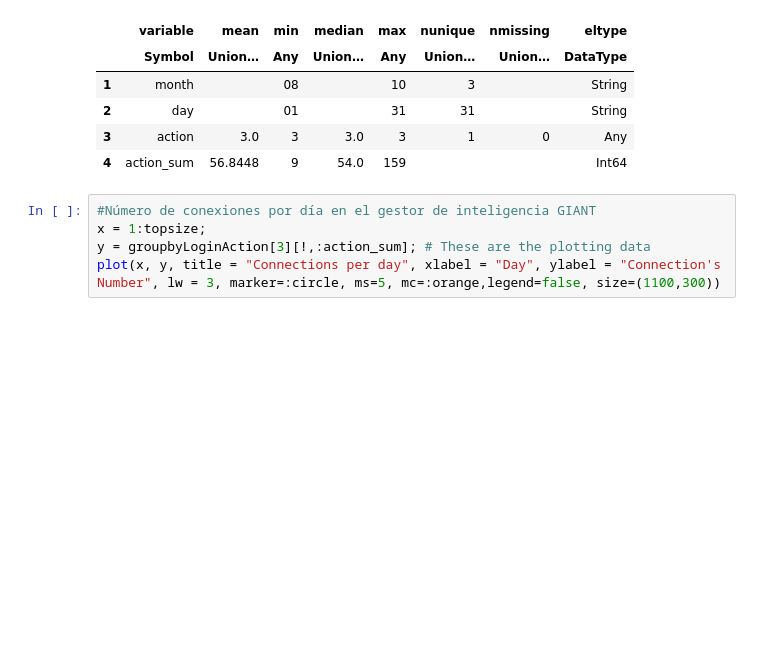
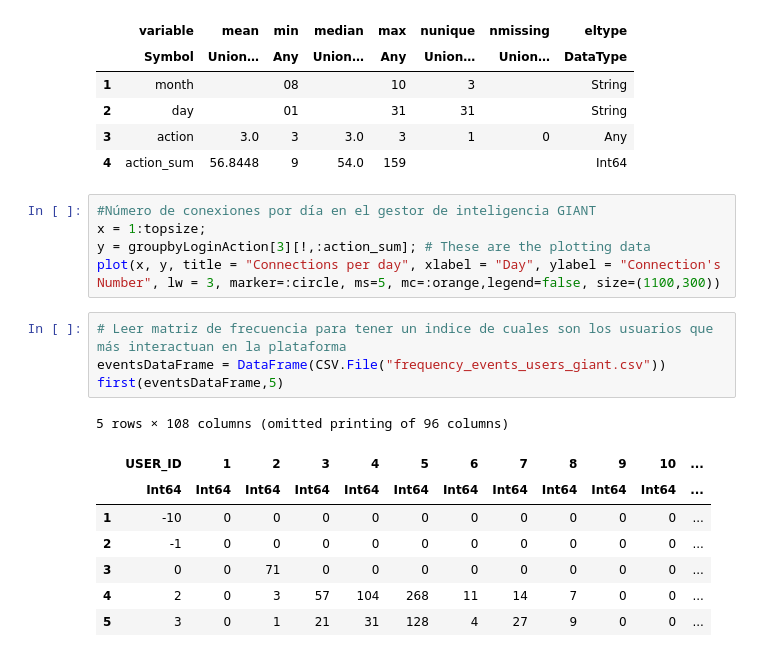
Before and after one commit to JohnFlorez25/giant_data_module, a Jupyter notebook: docs/visualization_data_giant.ipynb, the cells around one changed output. Saved outputs shown, nothing was run; the diff lists cells and outputs as text; blank space fills up the shorter version.

Commit message:
Configurate and define baseline of data processing and unsupervised learning in gaint project

```diff
--- a/docs/visualization_data_giant.ipynb
+++ b/docs/visualization_data_giant.ipynb
@@ -459,3 +441,16 @@ describe(groupbyLoginAction[3])
 x = 1:topsize;
 y = groupbyLoginAction[3][!,:action_sum]; # These are the plotting data
 plot(x, y, title = "Connections per day", xlabel = "Day", ylabel = "Connection's Number", lw = 3, marker=:circle, ms=5, mc=:orange,legend=false, size=(1100,300))
+# %%
+# Leer matriz de frecuencia para tener un indice de cuales son los usuarios que más interactuan en la plataforma
+eventsDataFrame = DataFrame(CSV.File("frequency_events_users_giant.csv"))
+first(eventsDataFrame,5)
+# %% [output]
+5 rows × 108 columns (omitted printing of 96 columns)
+|  | USER_ID | 1 | 2 | 3 | 4 | 5 | 6 | 7 | 8 | 9 | 10 | ... |
+|  | Int64 | Int64 | Int64 | Int64 | Int64 | Int64 | Int64 | Int64 | Int64 | Int64 | Int64 | ... |
+| 1 | -10 | 0 | 0 | 0 | 0 | 0 | 0 | 0 | 0 | 0 | 0 | ... |
+| 2 | -1 | 0 | 0 | 0 | 0 | 0 | 0 | 0 | 0 | 0 | 0 | ... |
+| 3 | 0 | 0 | 71 | 0 | 0 | 0 | 0 | 0 | 0 | 0 | 0 | ... |
+| 4 | 2 | 0 | 3 | 57 | 104 | 268 | 11 | 14 | 7 | 0 | 0 | ... |
+| 5 | 3 | 0 | 1 | 21 | 31 | 128 | 4 | 27 | 9 | 0 | 0 | ... |
```
Also changed, not shown: parts of 9 cells of this notebook, 16 other files.
